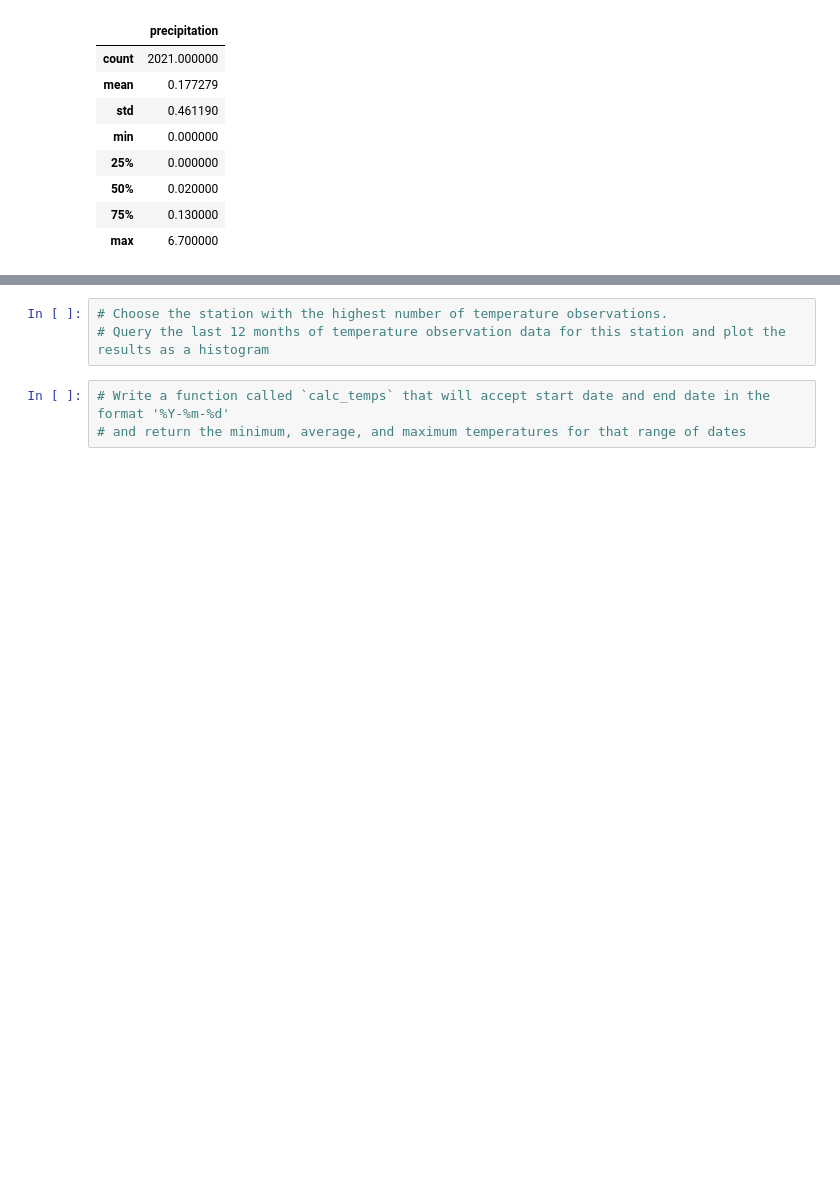
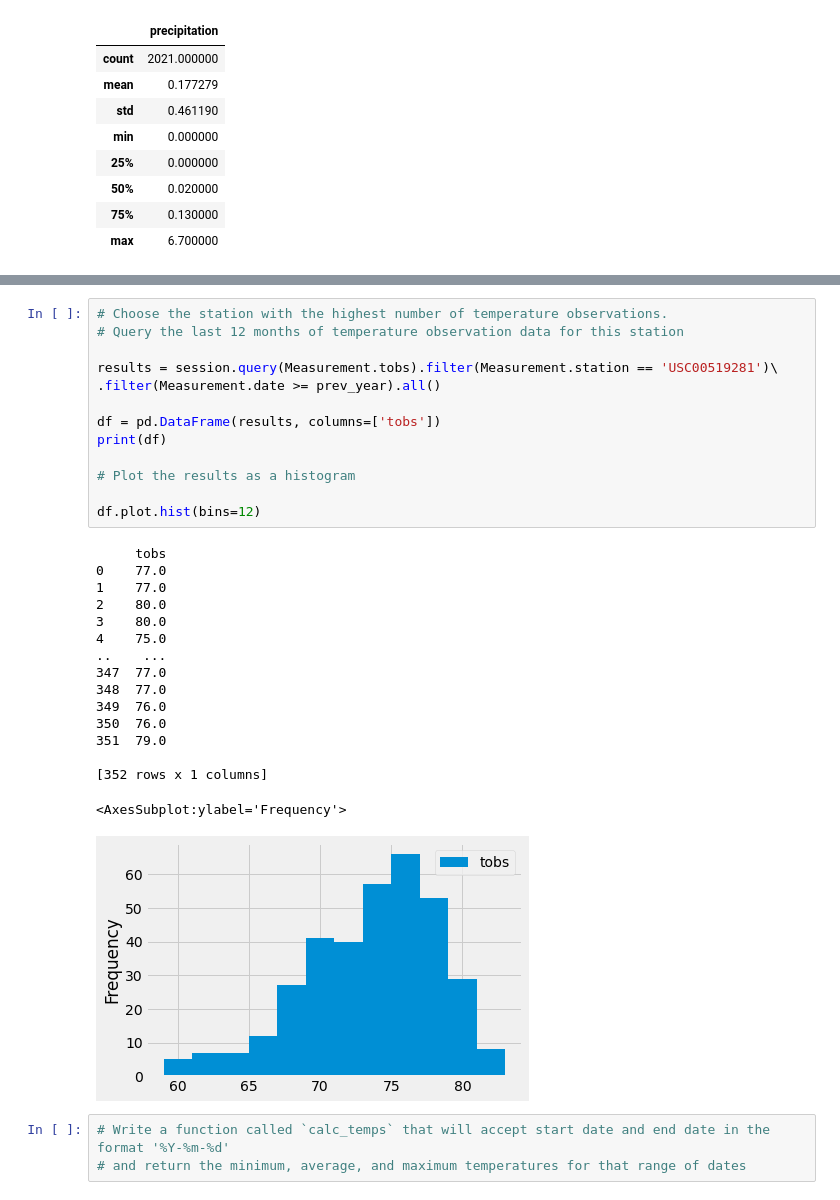
Before and after one commit to Tyler-Foreman/Surfs_Up, a Jupyter notebook: climate_analysis.ipynb, the cells around one changed output, grey strips where cells are left out. Drawn from its saved outputs; the diff is of its cells as text; blank space fills up the shorter version.

Commit message:
Analyzing temperature data.

```diff
--- a/climate_analysis.ipynb
+++ b/climate_analysis.ipynb
@@ -99,6 +125,33 @@ df.describe()
 # %%
 # Choose the station with the highest number of temperature observations.
-# Query the last 12 months of temperature observation data for this station and plot the results as a histogram
+# Query the last 12 months of temperature observation data for this station
+
+results = session.query(Measurement.tobs).filter(Measurement.station == 'USC00519281')\
+.filter(Measurement.date >= prev_year).all()
+
+df = pd.DataFrame(results, columns=['tobs'])
+print(df)
+
+# Plot the results as a histogram
+
+df.plot.hist(bins=12)
+# %% [output]
+     tobs
+0    77.0
+1    77.0
+2    80.0
+3    80.0
+4    75.0
+..    ...
+347  77.0
+348  77.0
+349  76.0
+350  76.0
+351  79.0
+
+[352 rows x 1 columns]
+<AxesSubplot:ylabel='Frequency'>
+[figure, added]
 # %%
 # Write a function called `calc_temps` that will accept start date and end date in the format '%Y-%m-%d'
 # and return the minimum, average, and maximum temperatures for that range of dates
```
Also changed, not shown: parts of 3 cells of this notebook.
